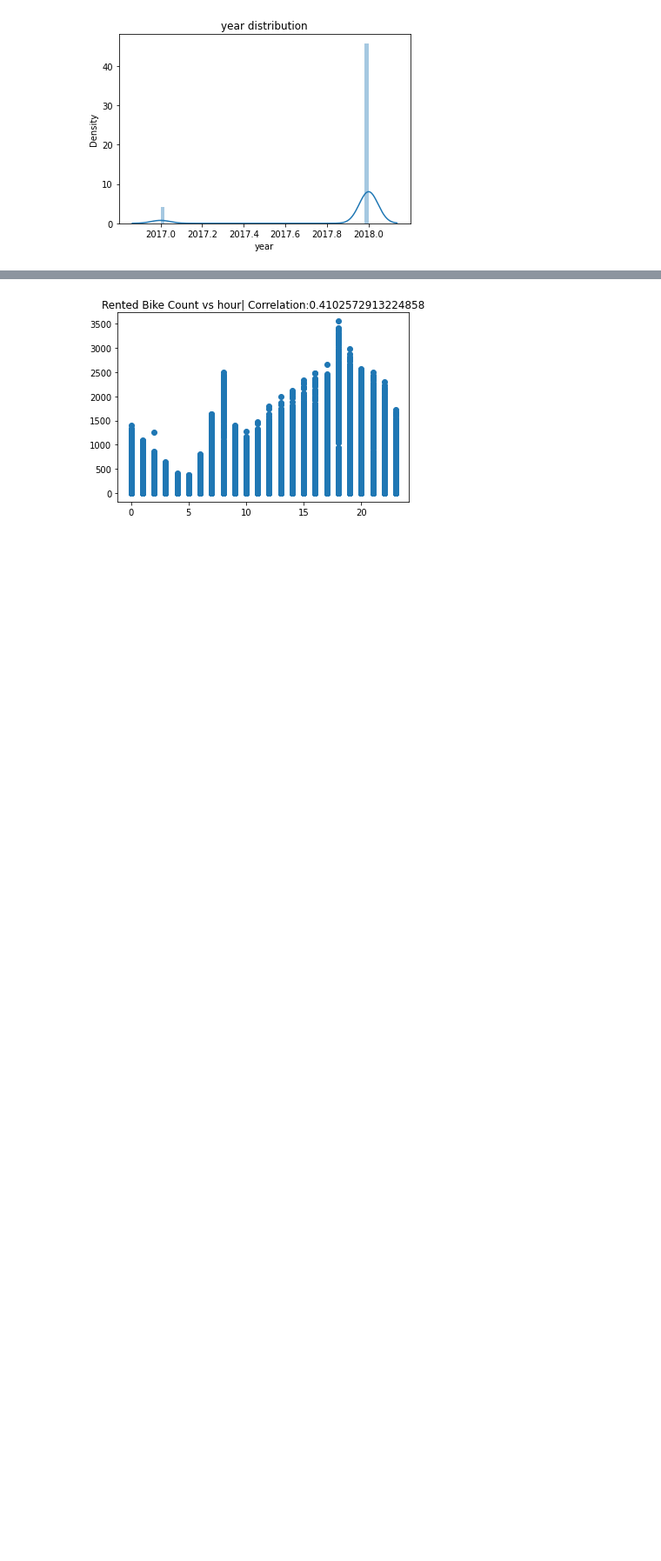
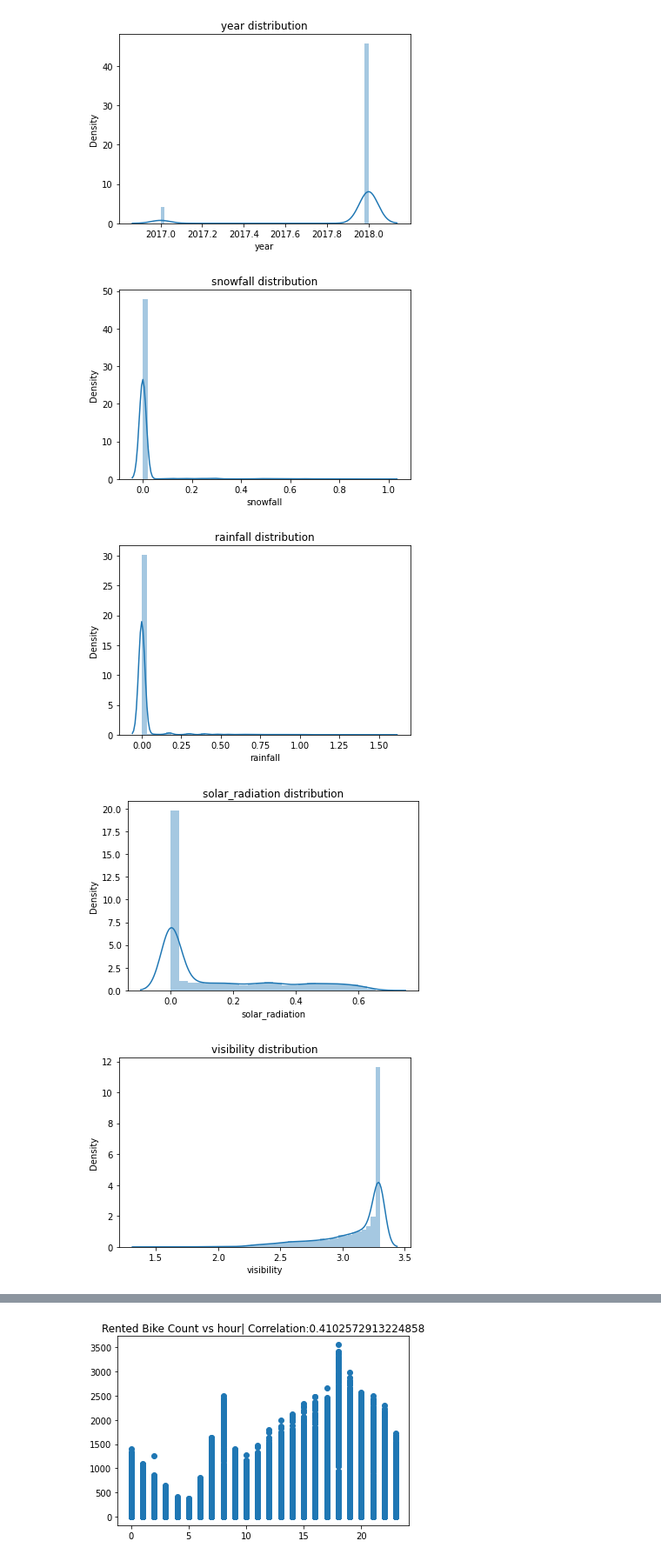
Before and after one commit to nihalhabeeb/rental_bike_demand_prediction, a Jupyter notebook: Soul_Bike_Demand.ipynb, the cells around one changed output, grey strips where cells are left out. Shown at 87% size. Saved outputs shown, nothing was run; the diff lists cells and outputs as text; code cells hidden in the pictures; blank space fills up the shorter version.

```diff
--- a/Soul_Bike_Demand.ipynb
+++ b/Soul_Bike_Demand.ipynb
@@ -332,3 +332,15 @@ for column in numerical_features:
 [figure]
 [figure]
 [figure]
+# %%
+# distribution of numerical features (log transformation)
+for column in ['snowfall','rainfall','solar_radiation','visibility','wind_speed']:
+  sns.distplot(np.log10(df[column]+1))
+  # sns.distplot(df[column])
+  plt.title(column + ' distribution')
+  plt.show()
+# %% [output]
+[figure, added]
+[figure, added]
+[figure, added]
+[figure, added]
```
Also changed, not shown: parts of 51 cells of this notebook.
